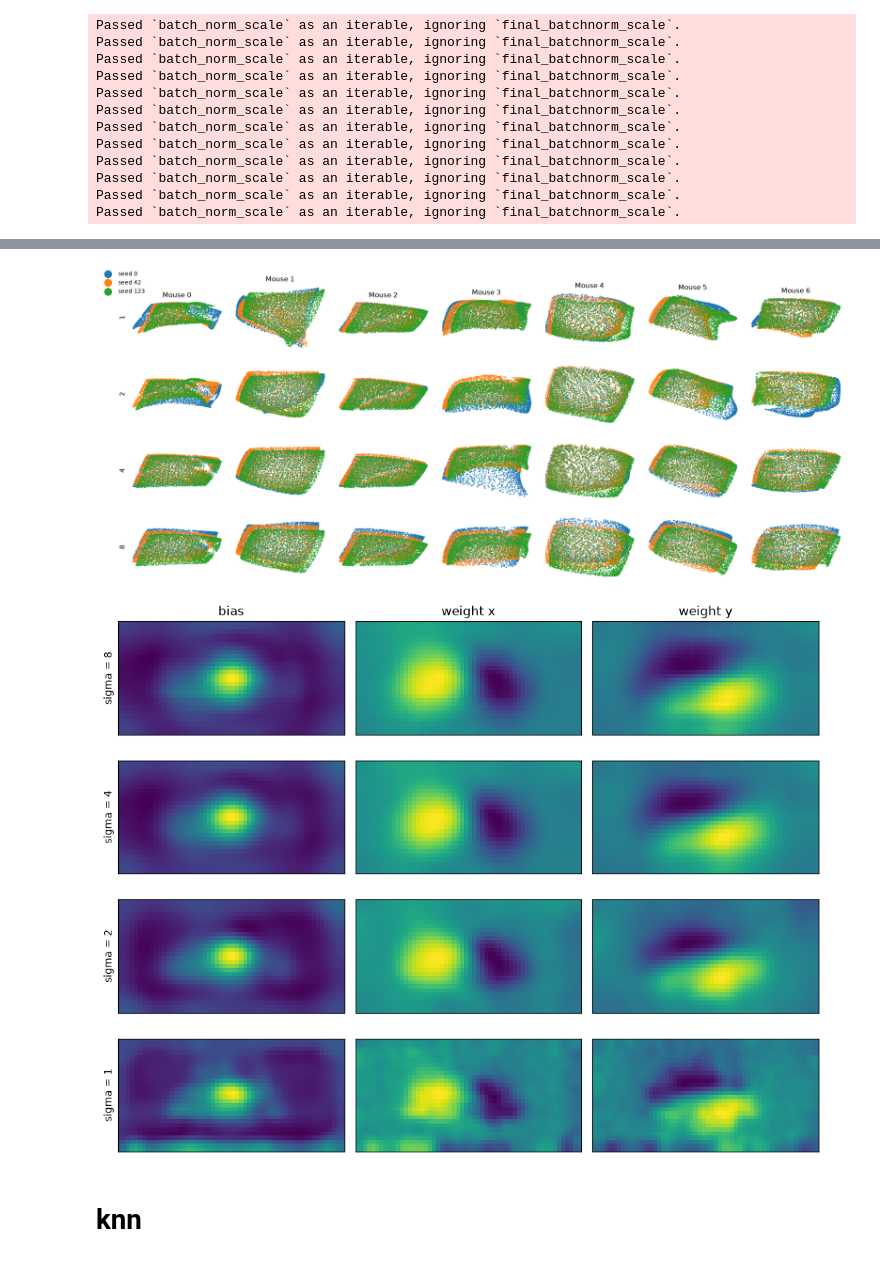
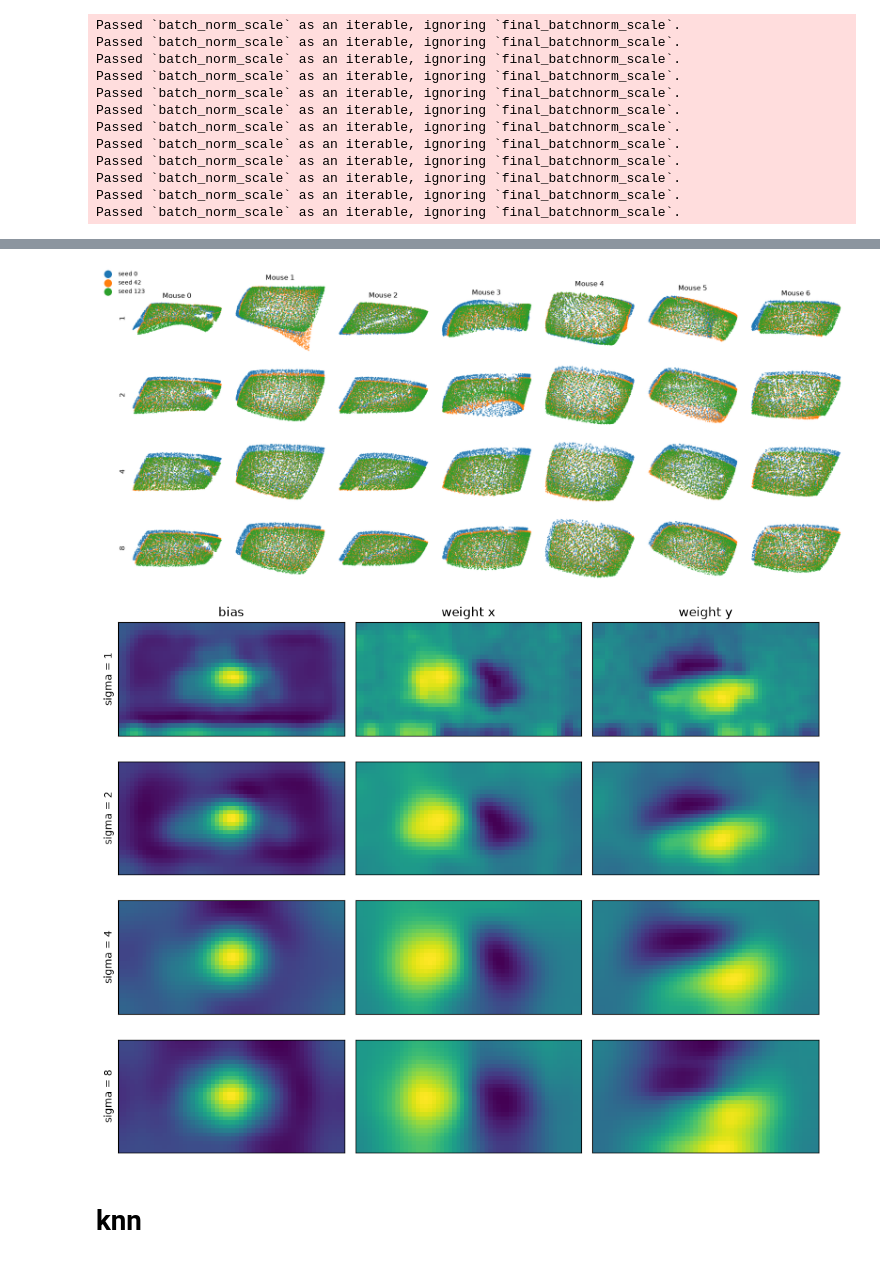
Before and after one commit to NathanSoeding/sensorium, a Jupyter notebook: analysis/smoothness_sweep.ipynb, the cells around one changed output, grey strips where cells are left out. Saved outputs shown, nothing was run; the diff lists cells and outputs as text; code cells hidden in the pictures.

Commit message:
default sigma and analysis notebooks

```diff
--- a/analysis/smoothness_sweep.ipynb
+++ b/analysis/smoothness_sweep.ipynb
@@ -46,11 +46,11 @@ dataloaders = get_data(dataset_fn, dataset_config)
 data_keys = list(dataloaders['train'].keys())
 # %%
 paths = {}
-for sigma in [1, 2, 4, 8]:
+for sigma, size in zip([1, 2, 4, 8], [5, 9, 17, 17]):
     paths[sigma] = [
-        f'../training/runs/sigma{sigma}/sigma{sigma}_seed0',
-        f'../training/runs/sigma{sigma}/sigma{sigma}_seed42',
-        f'../training/runs/sigma{sigma}/sigma{sigma}_seed123',
+        f'../training/runs/sigma{sigma}/sigma{sigma}_size{size}_seed0',
+        f'../training/runs/sigma{sigma}/sigma{sigma}_size{size}_seed42',
+        f'../training/runs/sigma{sigma}/sigma{sigma}_size{size}_seed123',
     ]
 
 models = {}
@@ -186,7 +186,7 @@ for row_idx, (type_name, grids) in enumerate(full_grids.items()):
             grid = grids[model_idx][mouse_idx]
             ax.scatter(
                 grid[:, 0], grid[:, 1],
-                alpha=1, s=0.1,
+                alpha=0.1, s=0.1,
                 label=f"seed {model_seeds[model_idx]}",
             )
         ax.set_aspect('equal')
@@ -217,36 +217,36 @@ fig.legend(
 plt.tight_layout()
 plt.show()
 # %% [output]
-[figure, old version]
+[figure, new version]
 # %%
 fig, axs = plt.subplots(4, 3, figsize=(10, 8))
 for i, (sigma, model) in enumerate(models.items()):
-    readout = model.readout[data_keys[6]].to('cpu')
+    readout = model[0].readout[data_keys[6]].to('cpu')
     kernel = readout.gaussian_kernel('cpu')
     bias = readout.smooth(readout.spatial_b, kernel).detach()
     weight = readout.smooth(readout.spatial_w, kernel).detach()
 
     axs[i][0].imshow(bias[0])
     axs[i][0].set_xticks([])
     axs[i][0].set_yticks([])
     axs[i][0].set_ylabel(f'sigma = {sigma}')
 
     axs[i][1].imshow(weight[1])
     axs[i][1].set_xticks([])
     axs[i][1].set_yticks([])
 
     axs[i][2].imshow(weight[0])
     axs[i][2].set_xticks([])
     axs[i][2].set_yticks([])
 
     if i == 0:
         axs[i][0].set_title(f'bias')
         axs[i][1].set_title(f'weight x')
         axs[i][2].set_title(f'weight y')
 
 plt.tight_layout()
 plt.show()
 # %% [output]
-[figure, old version]
+[figure, new version]
 # %% [markdown]
 # knn
```
Also changed, not shown: parts of 10 cells of this notebook, 4 other files.
